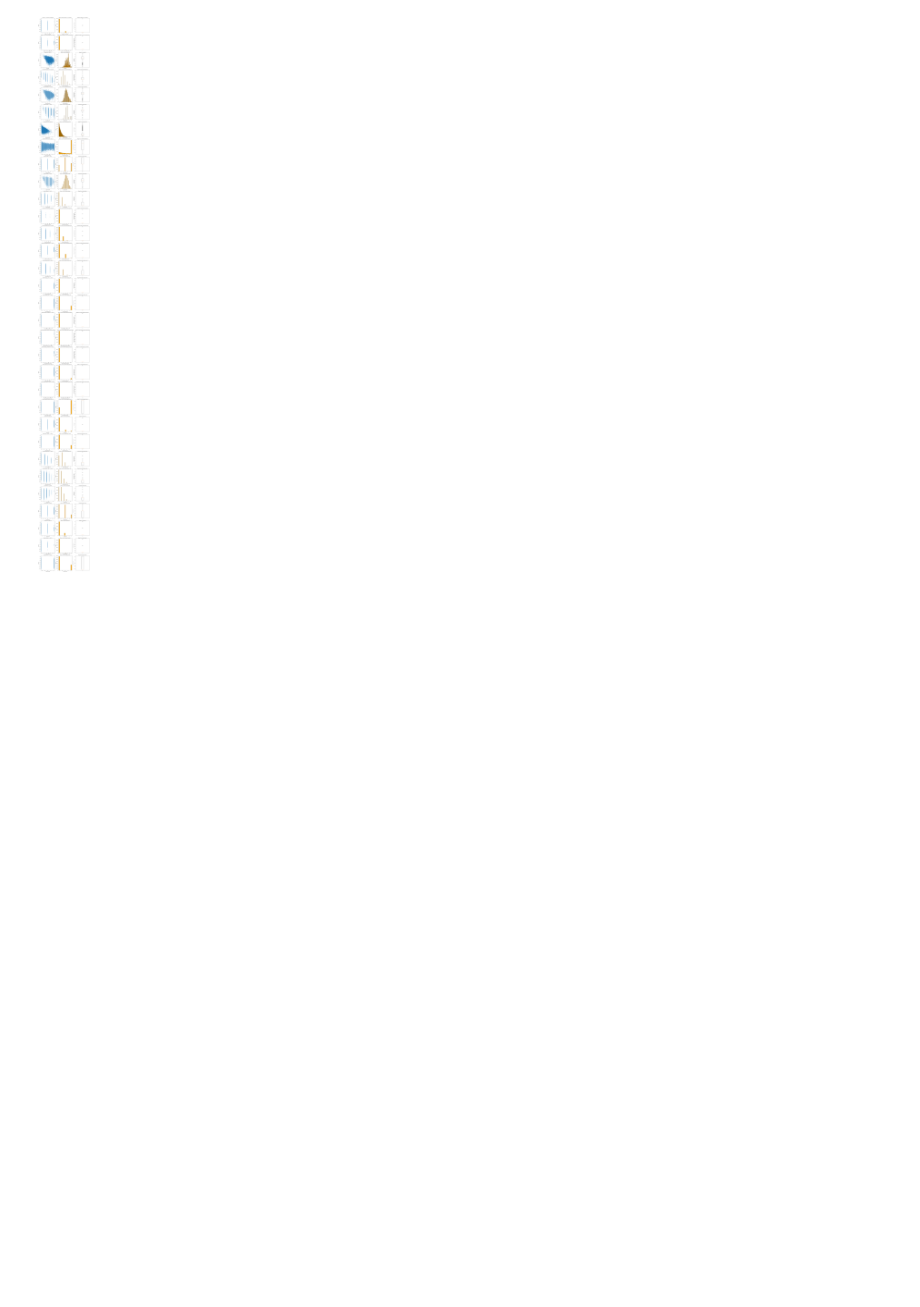
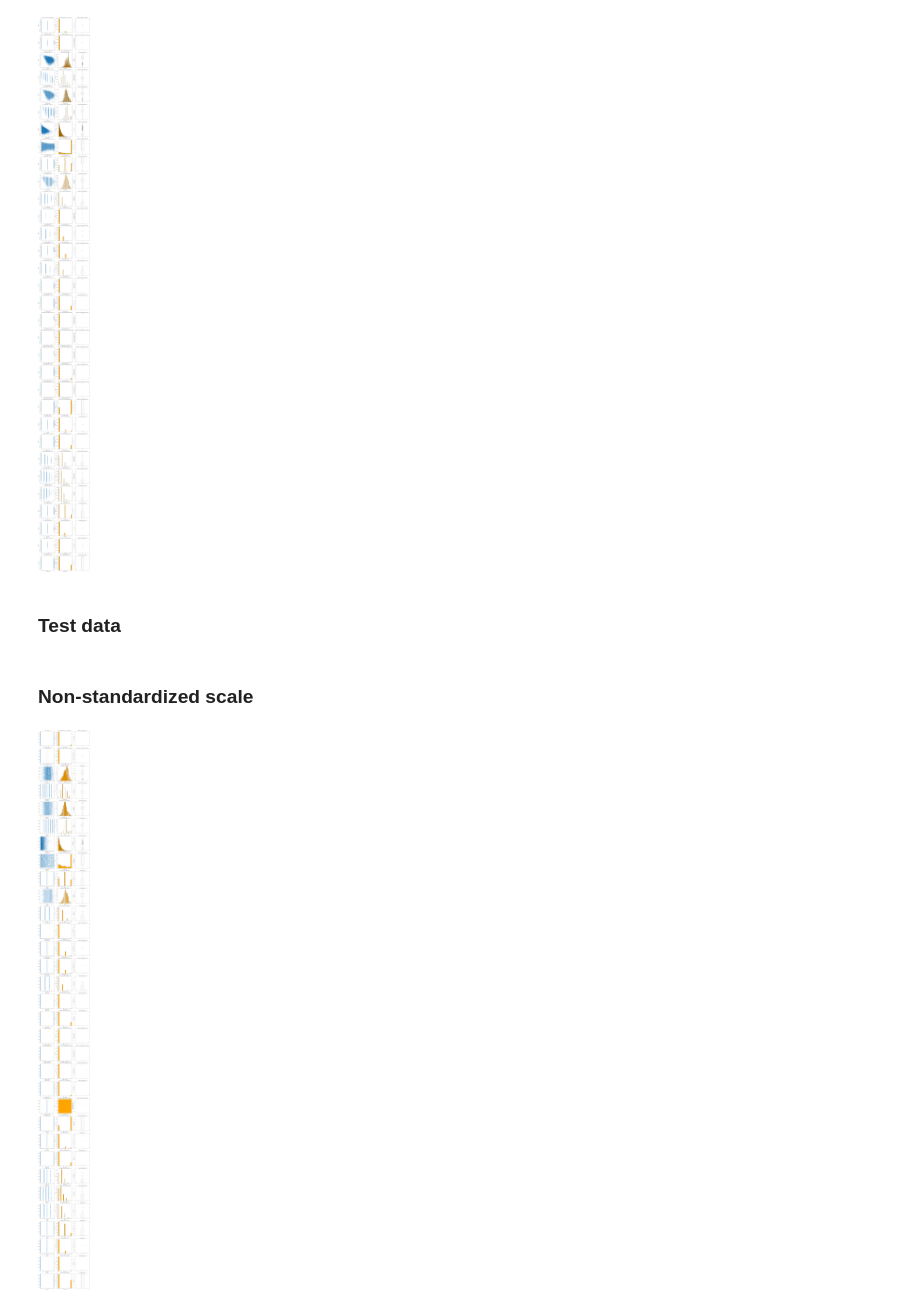
Before and after one commit to maijams/iml-term-project, a Jupyter notebook: pre-processing_and_data_exploration.ipynb, the cells around one changed output. Cells and saved outputs as stored; diff of their text form; code cells hidden in the pictures; blank space fills up the shorter version.

```diff
--- a/pre-processing_and_data_exploration.ipynb
+++ b/pre-processing_and_data_exploration.ipynb
@@ -22,12 +22,13 @@ from sklearn.preprocessing import StandardScaler
 # %%
 training_data = pd.read_csv('data/train.csv')
 
-X_train = training_data.drop(columns=['Id', 'pSat_Pa'], axis=1)
-X_train = pd.get_dummies(X_train, columns=['parentspecies'], prefix='category') # One-hot encoding
-X_train = X_train.sort_index(axis=1) # X-train & X-test need to have the same column order
+training_data = pd.get_dummies(training_data, columns=['parentspecies'], prefix='category') # One-hot encoding
+training_data = training_data.drop(columns=['Id'], axis=1)
+training_data = training_data.sort_index(axis=1) # X-train & X-test need to have the same column order
+training_data['pSat_Pa'] = np.log10(training_data['pSat_Pa'])
 
+X_train = training_data.drop(columns=['pSat_Pa'], axis=1)
 y_train = training_data.copy()[['pSat_Pa']]
-y_train['pSat_Pa'] = np.log10(y_train['pSat_Pa'])
 
 y_train.head()
 # %% [output]
@@ -228,3 +240,37 @@ plt.tight_layout()
 plt.show()
 # %% [output]
 [figure]
+# %% [markdown]
+### Test data
+# %% [markdown]
+### Non-standardized scale
+# %%
+n = X_test.shape[1]
+
+fig, axes = plt.subplots(n, 3, figsize=(15, 5 * n))
+
+# Plot each column
+for i in range(n):
+    #Scatter plot
+    axes[i,0].scatter(X_test.iloc[:, i], range(X_test.shape[0]), marker='.')
+    axes[i,0].set_title(f'{X_test.columns[i]}')
+    axes[i,0].set_xlabel(X_test.columns[i])
+
+    # Add a histogram for the count of observations
+    axes[i,1].hist(X_test.iloc[:,i], bins='auto', color='orange', edgecolor='black')
+    axes[i,1].set_title(f'Observation Count for {X_test.columns[i]}')
+    axes[i,1].set_xlabel(X_test.columns[i])
+    axes[i,1].set_ylabel('Count')
+
+    #Add a boxplot for a variable
+    axes[i,2].boxplot(X_test.iloc[:, i])
+    axes[i,2].set_title(f'Boxplot for {X_test.columns[i]}')
+    axes[i,2].set_ylabel(X_test.columns[i])
+
+# Adjust layout
+plt.tight_layout()
+
+# Show the plots
+plt.show()
+# %% [output]
+[figure, added]
```
Also changed, not shown: parts of 12 cells of this notebook, 6 other files.
